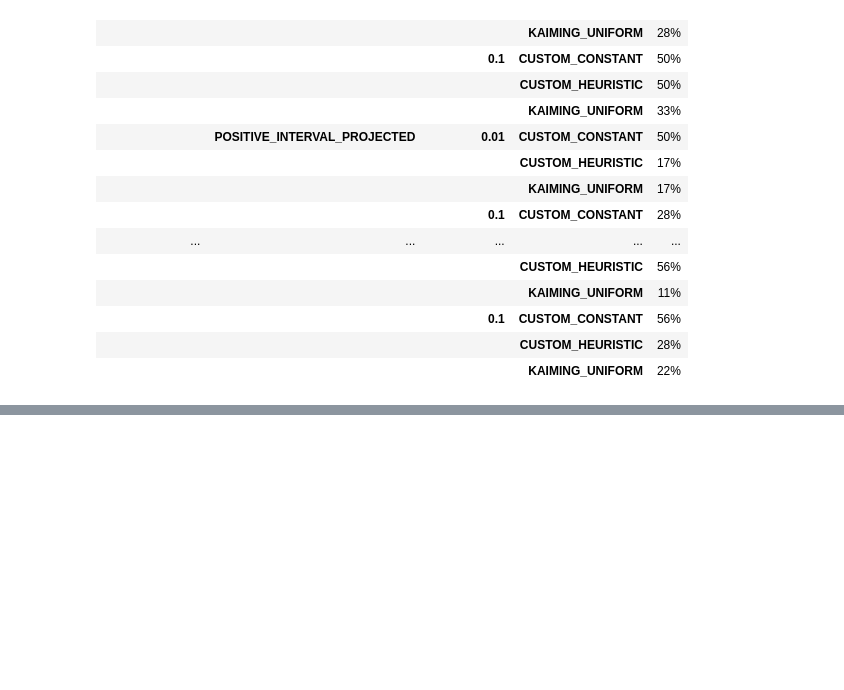
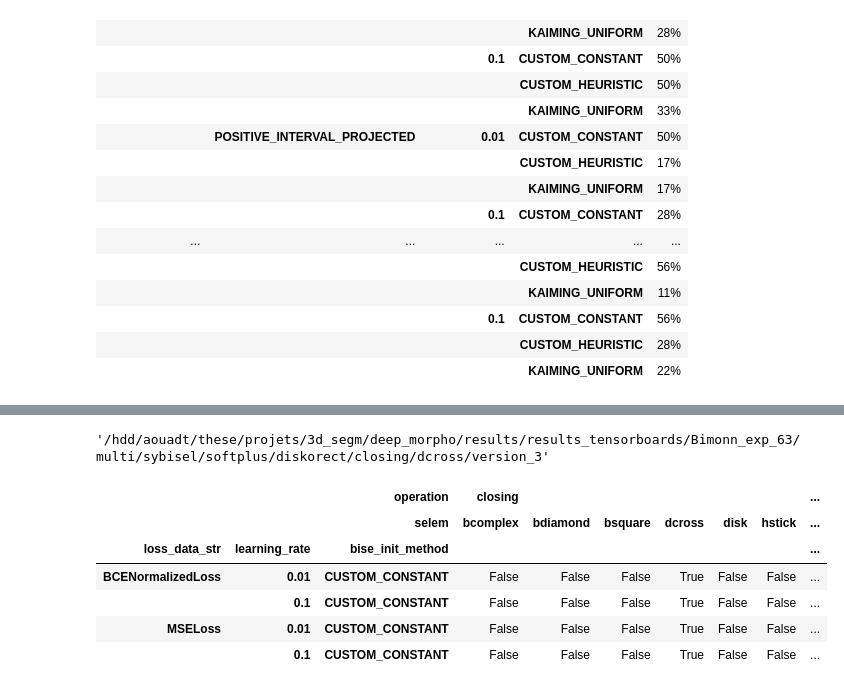
Before and after one commit to TheodoreAouad/3d_segm, a Jupyter notebook: Notebooks/DeepMorphoResults.ipynb, the cells around one changed output, grey strips where cells are left out. Saved outputs shown, nothing was run; the diff lists cells and outputs as text; code cells hidden in the pictures; blank space fills up the shorter version.

```diff
--- a/Notebooks/DeepMorphoResults.ipynb
+++ b/Notebooks/DeepMorphoResults.ipynb
@@ -610,0 +751,33 @@ pd.DataFrame(results[tuple(changing)].sum(1) / len(results[tuple(changing)].colu
+# %%
+df[
+    (df['operation'] == "closing") &
+    (df['selem'] == "dcross") &
+    (df['bise_init_method'] == "CUSTOM_CONSTANT_RANDOM_BIAS") &
+    (df['learning_rate'] == "0.01") &
+    (df['loss_data_str'] == "MaskedMSELoss")
+].tb_path.iloc[0]
+# %% [output]
+'/hdd/aouadt/these/projets/3d_segm/deep_morpho/results/results_tensorboards/Bimonn_exp_63/multi/sybisel/softplus/diskorect/closing/dcross/version_3'
+# %%
+def color_results(val):
+    if val == True:
+        return f'color: green'
+    elif val == False:
+        return f'color: red'
+    elif val is None:
+        return f'color: blue'
+
+def display_color(df):
+    display(df.style.applymap(color_results))
+
+# results[tuple(changing)].style.applymap(color_results)
+display_color(results[tuple(changing)])
+# display_color(results[("loss_data_str", "init_weight_mode")])
+# %% [output]
+|  |  | operation | closing |  |  |  |  |  | ... |
+|  |  | selem | bcomplex | bdiamond | bsquare | dcross | disk | hstick | ... |
+| loss_data_str | learning_rate | bise_init_method |  |  |  |  |  |  | ... |
+| BCENormalizedLoss | 0.01 | CUSTOM_CONSTANT | False | False | False | True | False | False | ... |
+|  | 0.1 | CUSTOM_CONSTANT | False | False | False | True | False | False | ... |
+| MSELoss | 0.01 | CUSTOM_CONSTANT | False | False | False | True | False | False | ... |
+|  | 0.1 | CUSTOM_CONSTANT | False | False | False | True | False | False | ... |
```
Also changed, not shown: parts of 30 cells of this notebook, 8 other files.
